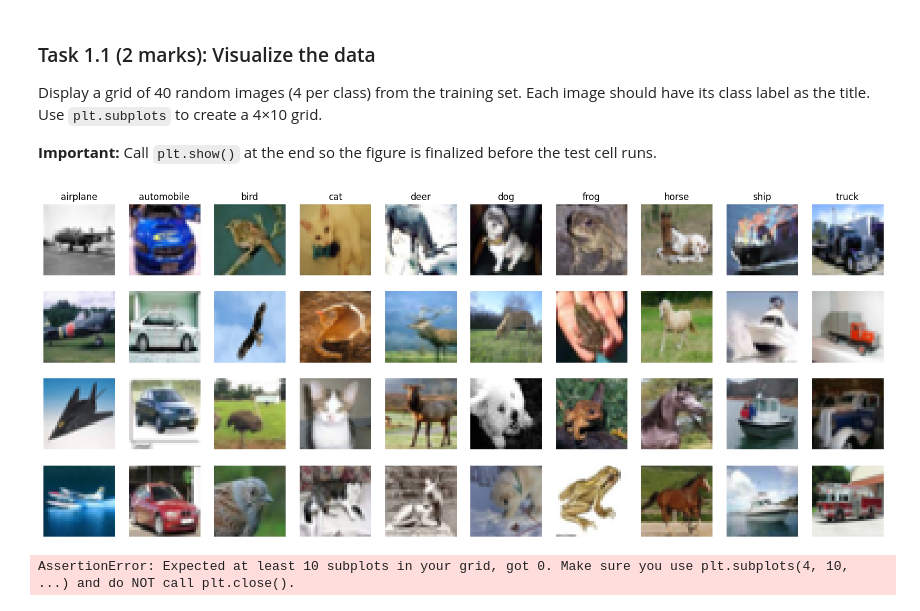
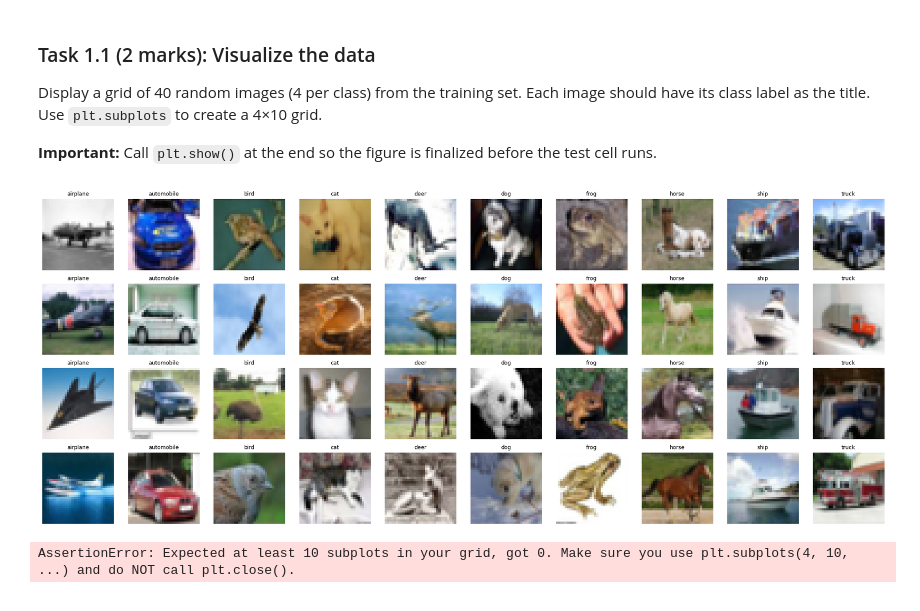
Before and after one commit to jmayhugh1/ECENProject, a Jupyter notebook: ECEN740_Project1.ipynb, the cells around one changed output. Saved outputs shown, nothing was run; the diff lists cells and outputs as text; code cells hidden in the pictures.

```diff
--- a/ECEN740_Project1.ipynb
+++ b/ECEN740_Project1.ipynb
@@ -206,40 +206,39 @@ import matplotlib.pyplot as plt
 from torch.utils.data import DataLoader
 import numpy as np
 # YOUR CODE HERE
 # Create a 4x10 grid showing 4 random samples from each of the 10 classes.
 # Hint: use plt.subplots(4, 10, figsize=(20, 8))
 # IMPORTANT: End your code with plt.show()
+
+
 
 # Group indices by class
 class_indices = {i: [] for i in range(10)}
 for idx in range(len(trainset_raw)):
     _, label = trainset_raw[idx]
     class_indices[label].append(idx)
 
 # Create the 4x10 grid
 fig, axes = plt.subplots(4, 10, figsize=(20, 8))
 
-# For each class (column), select 4 random samples (rows)
 for class_idx in range(10):
-    # Get 4 random indices for this class
     selected_indices = np.random.choice(class_indices[class_idx], size=4, replace=False)
 
     for row in range(4):
-        img, _ = trainset_raw[selected_indices[row]]
+        img, label = trainset_raw[selected_indices[row]]
         img = img.permute(1, 2, 0).numpy()
 
         axes[row, class_idx].imshow(img)
+        axes[row, class_idx].set_title(CIFAR10_CLASSES[label], fontsize=9)
         axes[row, class_idx].axis('off')
-        # Add class name as title only on first row
-        if row == 0:
-            axes[row, class_idx].set_title(CIFAR10_CLASSES[class_idx])
 
+plt.tight_layout()
 plt.show()
 
 
 # END YOUR CODE
 # %% [output]
-[figure, old version]
+[figure, new version]
 # %%
 # DO NOT MODIFY — Test 1.1
 fig = plt.gcf()
```
Also changed, not shown: parts of 5 cells of this notebook.
